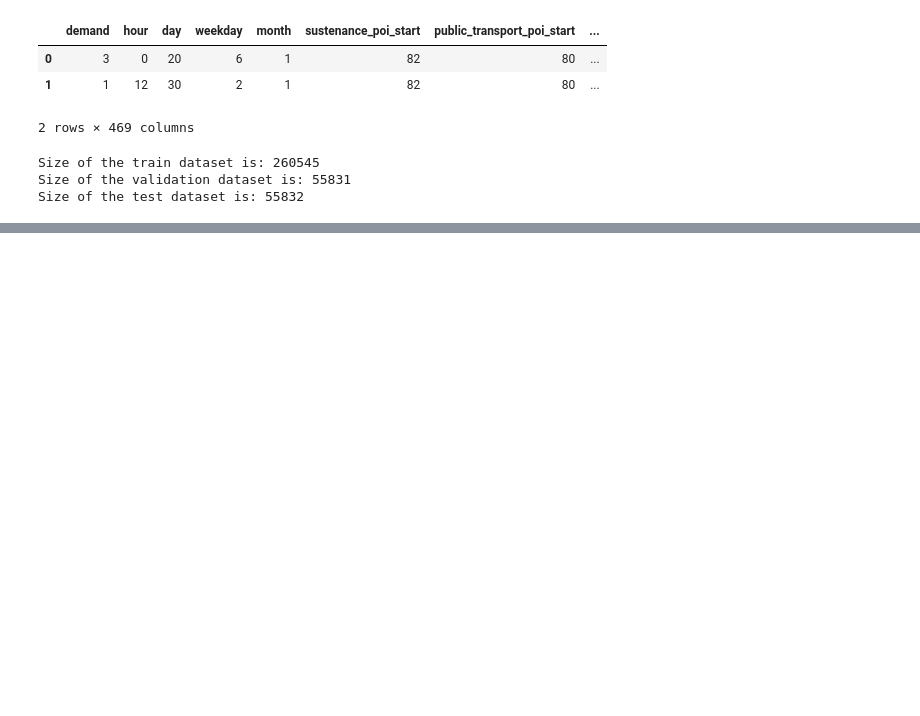
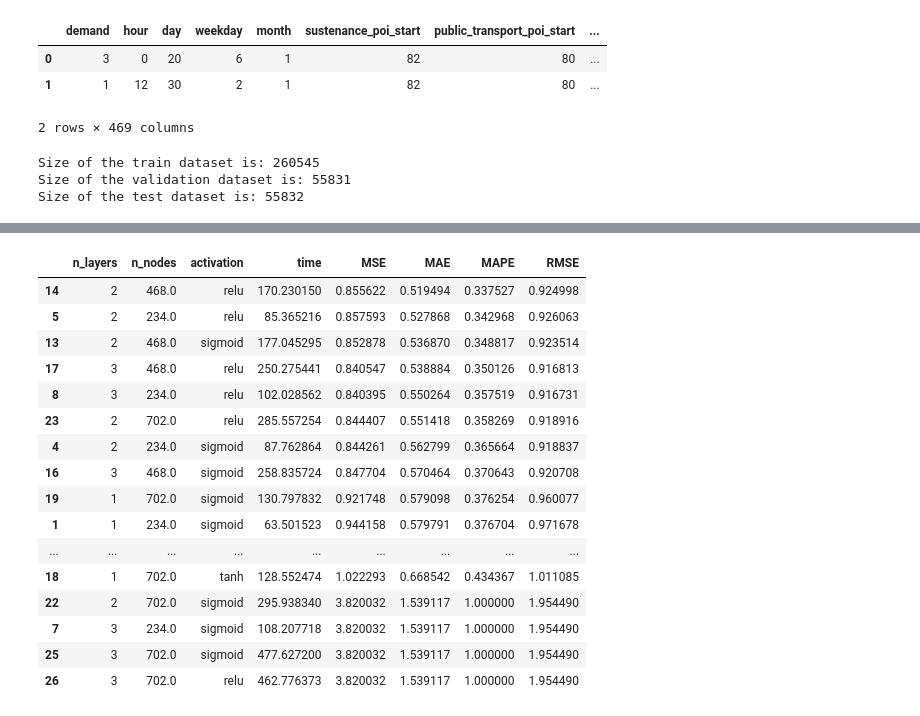
Before and after one commit to mogottsch/aaa-2022-magma, a Jupyter notebook: 05_predictive_analysis_deep_learning/01_deep_learning.ipynb, the cells around one changed output, grey strips where cells are left out. Drawn from its saved outputs; the diff is of its cells as text; code cells hidden in the pictures; blank space fills up the shorter version.

Commit message:
Add iterating through different hyperparameters

```diff
--- a/05_predictive_analysis_deep_learning/01_deep_learning.ipynb
+++ b/05_predictive_analysis_deep_learning/01_deep_learning.ipynb
@@ -65,3 +61,5 @@ X_train.shape
+# %%
+n_features = X_train.shape[1]
 # %%
 def mean_average_percentage_error(y_true, y_pred):
     return mean_absolute_error(y_true, y_pred) / y_true.mean()
@@ -116,0 +86,35 @@ RMSE :0.9256118166027112
+# %%
+# Hyperparameters:
+# number of layers
+n_layers_options = [1, 2, 3] #n_layers = [1, 2, 3, 4, 5]
+# number of nodes
+n_nodes_options = [n_features*0.5, n_features, n_features*1.5]
+# learning rate
+# momentum
+
+# Other things to consider:
+# activation function
+activation_options = ["tanh", "sigmoid", "relu"]
+# epochs
+# epochs = [100, 200, 300]
+# batch size
+# batch_size = [128, 256, 512]
+# %%
+results = []
+
+for n_nodes in n_nodes_options:
+    for n_layers in n_layers_options:
+        for activation in activation_options:
+            model, start, end = train_model(n_nodes, n_layers, activation)
+            y_pred = model.predict(X_test)
+
+            results.append([
+                n_layers,
+                n_nodes,
+                activation,
+                end - start,
+                mean_squared_error(y_test, y_pred),
+                mean_absolute_error(y_test, y_pred),
+                mean_average_percentage_error(y_test, y_pred),
+                root_mean_squared_error(y_test, y_pred),
+            ])
@@ -116,0 +139,21 @@ RMSE :0.9256118166027112
+# %%
+results = pd.DataFrame(results, columns=["n_layers", "n_nodes", "activation", "time", "MSE", "MAE", "MAPE", "RMSE"])
+results.sort_values(by="MAPE")
+# %% [output]
+|  | n_layers | n_nodes | activation | time | MSE | MAE | MAPE | RMSE |
+| 14 | 2 | 468.0 | relu | 170.230150 | 0.855622 | 0.519494 | 0.337527 | 0.924998 |
+| 5 | 2 | 234.0 | relu | 85.365216 | 0.857593 | 0.527868 | 0.342968 | 0.926063 |
+| 13 | 2 | 468.0 | sigmoid | 177.045295 | 0.852878 | 0.536870 | 0.348817 | 0.923514 |
+| 17 | 3 | 468.0 | relu | 250.275441 | 0.840547 | 0.538884 | 0.350126 | 0.916813 |
+| 8 | 3 | 234.0 | relu | 102.028562 | 0.840395 | 0.550264 | 0.357519 | 0.916731 |
+| 23 | 2 | 702.0 | relu | 285.557254 | 0.844407 | 0.551418 | 0.358269 | 0.918916 |
+| 4 | 2 | 234.0 | sigmoid | 87.762864 | 0.844261 | 0.562799 | 0.365664 | 0.918837 |
+| 16 | 3 | 468.0 | sigmoid | 258.835724 | 0.847704 | 0.570464 | 0.370643 | 0.920708 |
+| 19 | 1 | 702.0 | sigmoid | 130.797832 | 0.921748 | 0.579098 | 0.376254 | 0.960077 |
+| 1 | 1 | 234.0 | sigmoid | 63.501523 | 0.944158 | 0.579791 | 0.376704 | 0.971678 |
+| ... | ... | ... | ... | ... | ... | ... | ... | ... |
+| 18 | 1 | 702.0 | tanh | 128.552474 | 1.022293 | 0.668542 | 0.434367 | 1.011085 |
+| 22 | 2 | 702.0 | sigmoid | 295.938340 | 3.820032 | 1.539117 | 1.000000 | 1.954490 |
+| 7 | 3 | 234.0 | sigmoid | 108.207718 | 3.820032 | 1.539117 | 1.000000 | 1.954490 |
+| 25 | 3 | 702.0 | sigmoid | 477.627200 | 3.820032 | 1.539117 | 1.000000 | 1.954490 |
+| 26 | 3 | 702.0 | relu | 462.776373 | 3.820032 | 1.539117 | 1.000000 | 1.954490 |
```
Also changed, not shown: parts of 6 cells of this notebook.
